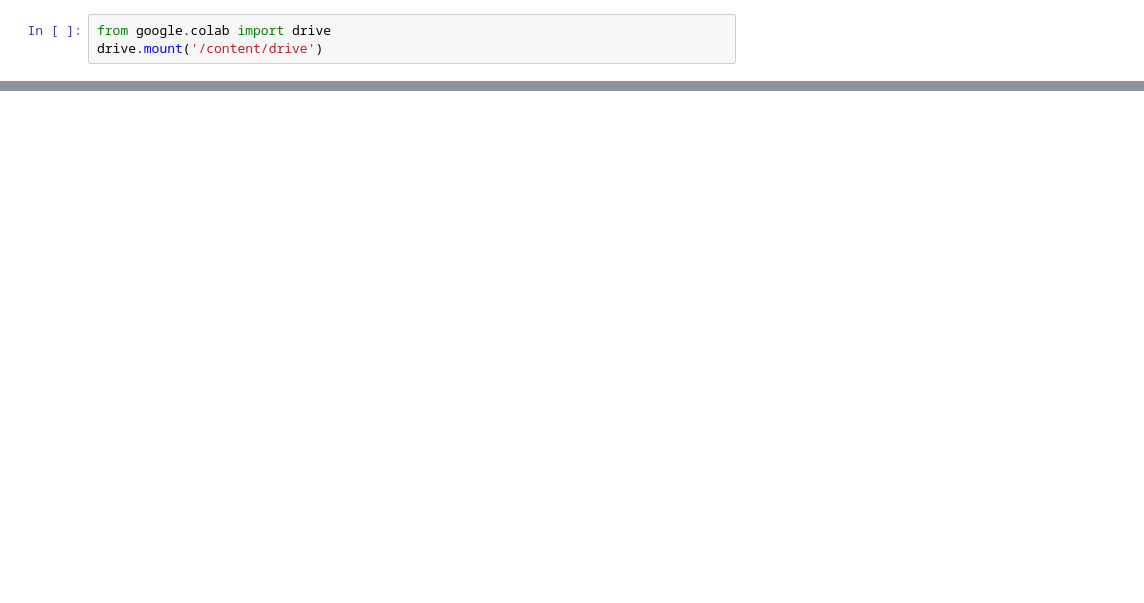
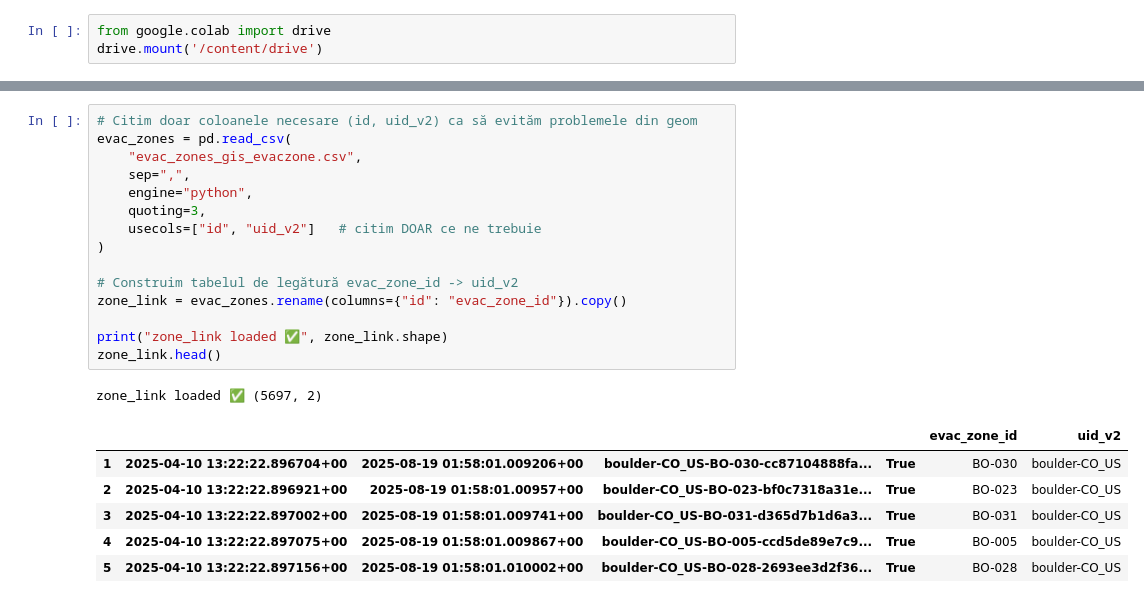
Before and after one commit to hamzukus1234/wids-datathon-university-template, a Jupyter notebook: notebook.ipynb, the cells around one changed output, grey strips where cells are left out. Cells and saved outputs as stored; diff of their text form; blank space fills up the shorter version.

```diff
--- a/notebook.ipynb
+++ b/notebook.ipynb
@@ -53,0 +318,23 @@ drive.mount('/content/drive')
+# %%
+# Citim doar coloanele necesare (id, uid_v2) ca să evităm problemele din geom
+evac_zones = pd.read_csv(
+    "evac_zones_gis_evaczone.csv",
+    sep=",",
+    engine="python",
+    quoting=3,
+    usecols=["id", "uid_v2"]   # citim DOAR ce ne trebuie
+)
+
+# Construim tabelul de legătură evac_zone_id -> uid_v2
+zone_link = evac_zones.rename(columns={"id": "evac_zone_id"}).copy()
+
+print("zone_link loaded ✅", zone_link.shape)
+zone_link.head()
+# %% [output]
+zone_link loaded ✅ (5697, 2)
+|  |  |  |  |  | evac_zone_id | uid_v2 |
+| 1 | 2025-04-10 13:22:22.896704+00 | 2025-08-19 01:58:01.009206+00 | boulder-CO_US-BO-030-cc87104888fa... | True | BO-030 | boulder-CO_US |
+| 2 | 2025-04-10 13:22:22.896921+00 | 2025-08-19 01:58:01.00957+00 | boulder-CO_US-BO-023-bf0c7318a31e... | True | BO-023 | boulder-CO_US |
+| 3 | 2025-04-10 13:22:22.897002+00 | 2025-08-19 01:58:01.009741+00 | boulder-CO_US-BO-031-d365d7b1d6a3... | True | BO-031 | boulder-CO_US |
+| 4 | 2025-04-10 13:22:22.897075+00 | 2025-08-19 01:58:01.009867+00 | boulder-CO_US-BO-005-ccd5de89e7c9... | True | BO-005 | boulder-CO_US |
+| 5 | 2025-04-10 13:22:22.897156+00 | 2025-08-19 01:58:01.010002+00 | boulder-CO_US-BO-028-2693ee3d2f36... | True | BO-028 | boulder-CO_US |
```
Also changed, not shown: parts of 28 cells of this notebook.
